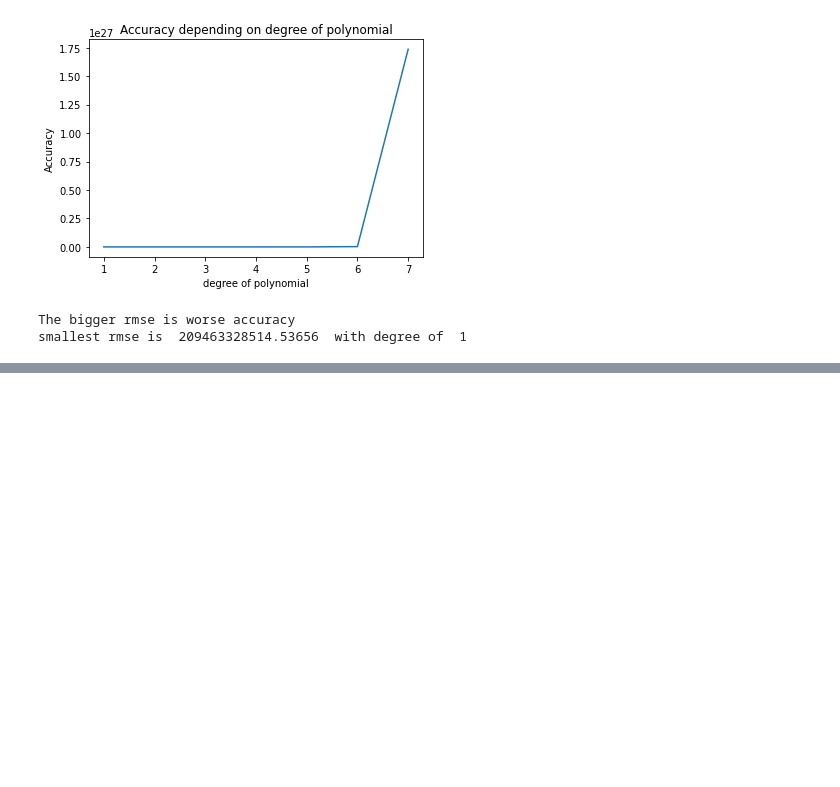
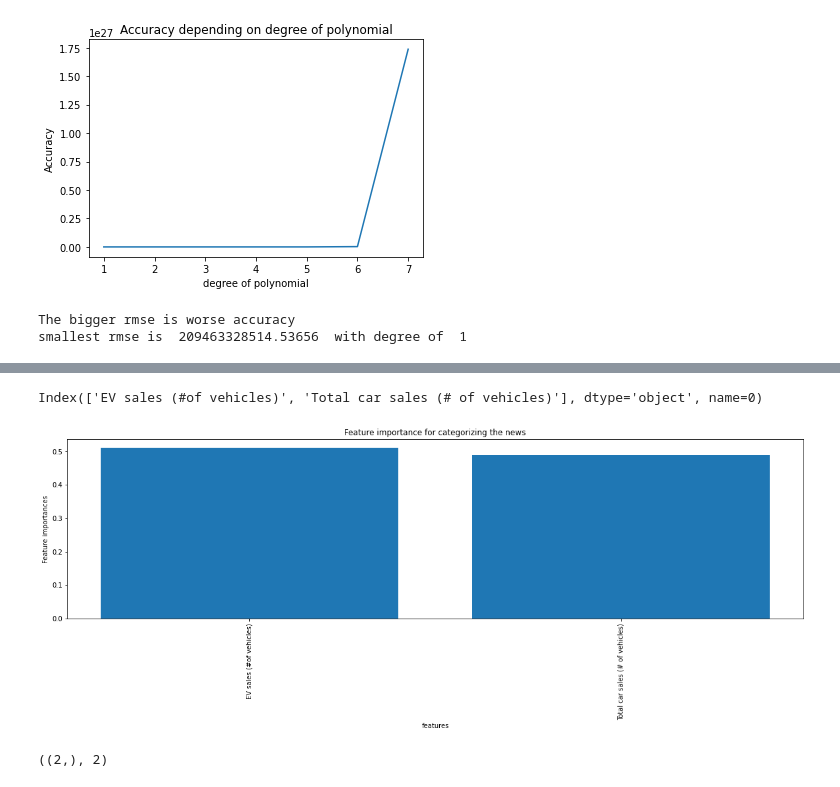
Before and after one commit to ykim879/machine.learning.project, a Jupyter notebook: linear_regression_CO2_EV_NonEV.ipynb, the cells around one changed output, grey strips where cells are left out. Cells and saved outputs as stored; diff of their text form; code cells hidden in the pictures; blank space fills up the shorter version.

Commit message:
updated Random Forest

```diff
--- a/linear_regression_CO2_EV_NonEV.ipynb
+++ b/linear_regression_CO2_EV_NonEV.ipynb
@@ -155,0 +241,17 @@ smallest rmse is  209463328514.53656  with degree of  1
+# %%
+from sklearn.ensemble import RandomForestClassifier
+#analyze best depth and randomstate
+def rf_selector(min_depth, max_depth, max_state, xtrain, ytrain, xtest, ytest):
+    prediction_forest = {}
+    for depth in range(min_depth, max_depth):
+        for state in range(max_state):
+            clf = RandomForestClassifier(max_depth=depth, random_state=state)
+            print(xtrain, ytrain)
+            clf.fit(xtrain, ytrain)
+            prediction_forest[(depth,state)] = predict_data_forest(clf,xtest,ytest)
+            print("depth: ", depth, " state: ", state, " accuracy: ", prediction_forest[(depth,state)])
+    best_forest = max(prediction_forest,  key=prediction_forest.get)
+    print("The best prediction depth and random_state is ", best_forest, " which has a prediction rate of ",
+          prediction_forest[best_forest])
+    return best_forest
+depth, state = rf_selector(1, 10, 5, x_train, y_train, x_test, y_test)
@@ -155,0 +276,33 @@ smallest rmse is  209463328514.53656  with degree of  1
+# %%
+#crete label
+#data: dataframe of the data
+#caution: be careful with order of the label
+#return: the label of the x columns
+def create_label(data):
+    label = data.columns
+    label = label[1:]
+    return label
+label = create_label(dataRF)
+label
+# %% [output]
+Index(['EV sales (#of vehicles)', 'Total car sales (# of vehicles)'], dtype='object', name=0)
+# %%
+#by best depth and state use randomforest and anlyze the best features
+label
+decision_tree = RandomForestClassifier(max_depth=depth, random_state=state)
+decision_tree.fit(x_train, y_train)
+importance = decision_tree.feature_importances_
+order = pd.Index(-1*importance).argsort()
+sorted_label = np.array(label)[order]
+sorted_importance = importance[order]
+plt.figure(figsize=(20,5))
+plt.bar(sorted_label, sorted_importance)
+plt.xticks(sorted_label, rotation='vertical')
+plt.title("Feature importance for categorizing the news")
+plt.ylabel("Feature importances")
+plt.xlabel("features")
+plt.show()
+importance.shape, len(label)
+# %% [output]
+[figure, added]
+((2,), 2)
```
Also changed, not shown: parts of 8 cells of this notebook.
